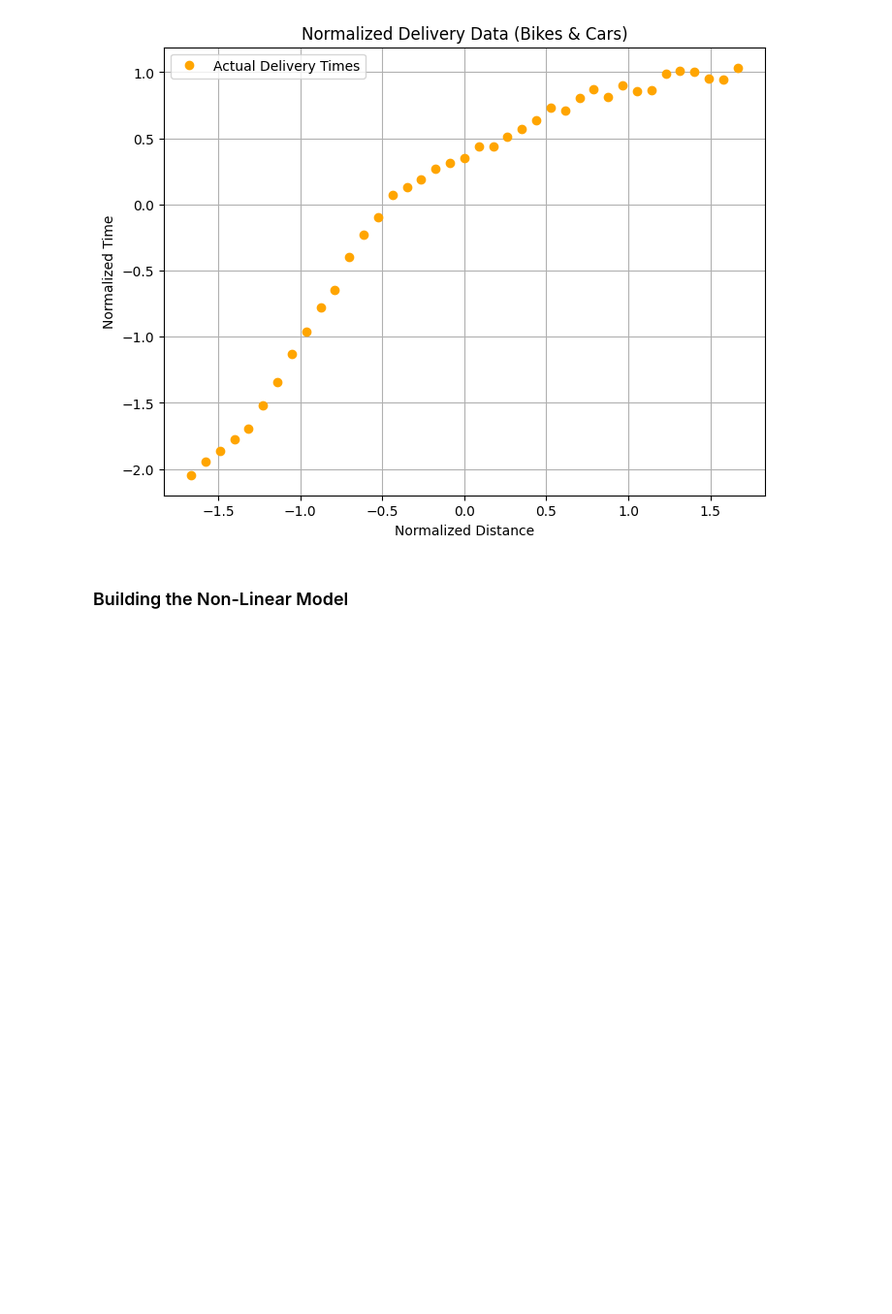
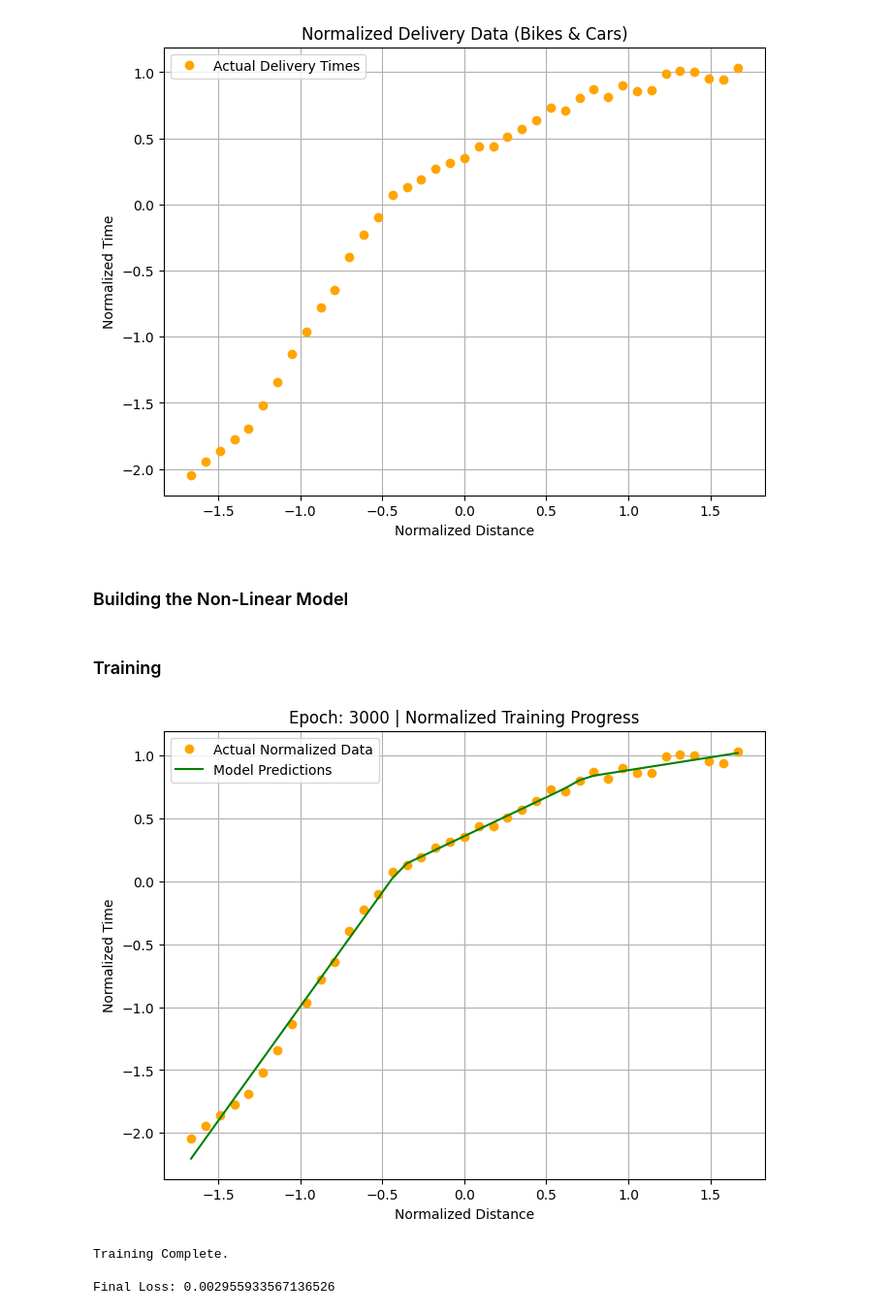
Before and after one commit to RoyalDhee/Deeplearning, a Jupyter notebook: bike_cab_delivery.ipynb, the cells around one changed output. Shown at 97% size. Cells and saved outputs as stored; diff of their text form; code cells hidden in the pictures; blank space fills up the shorter version.

```diff
--- a/bike_cab_delivery.ipynb
+++ b/bike_cab_delivery.ipynb
@@ -28,15 +28,15 @@ helper_utils1.plot_data(distances, times)
 [figure]
 # %%
 # Calculate the mean and standard deviation fpor the 'distances' tensor
-dsitances_mean = distances.mean()
-dsitances_std = distances.std()
+distances_mean = distances.mean()
+distances_std = distances.std()
 
 # Calculate the mean and standard deviation for the 'times' tensor
 times_mean = times.mean()
 times_std = times.std()
 
 # Apply standardization to the distance
-distances_norm = (distances - dsitances_mean) / dsitances_std
+distances_norm = (distances - distances_mean) / distances_std
 
 # Apply standardidzation to the times
 times_norm = (times - times_mean) / times_std
@@ -55,3 +55,40 @@ model = nn.Sequential(
   nn.ReLU(),
   nn.Linear(3, 1)
 )
+# %% [markdown]
+### Training
+# %%
+# Defining the loss function and optimizer
+loss_function = nn.MSELoss()
+optimizer = optim.SGD(model.parameters(), lr=0.01)
+# %%
+# Training loop
+for epoch in range(3000):
+  # Reset the optimizer's gradients
+  optimizer.zero_grad()
+  # Make predictions (forward pass)
+  outputs = model(distances_norm)
+  # Calculate the loss
+  loss = loss_function(outputs, times_norm)
+  # Calculate adjustments(backward pass)
+  loss.backward()
+  # Update the model's parameters
+  optimizer.step()
+
+  # Create a live plot every 50 epochs
+  if (epoch + 1) % 50 == 0:
+    helper_utils1.plot_training_progress(
+      epoch=epoch,
+      loss=loss,
+      model=model,
+      distances_norm=distances_norm,
+      times_norm=times_norm
+    )
+
+print("\nTraining Complete.")
+print(f"\nFinal Loss: {loss.item()}")
+# %% [output]
+[figure, added]
+Training Complete.
+
+Final Loss: 0.002955933567136526
```
Also changed, not shown: parts of 3 cells of this notebook.
